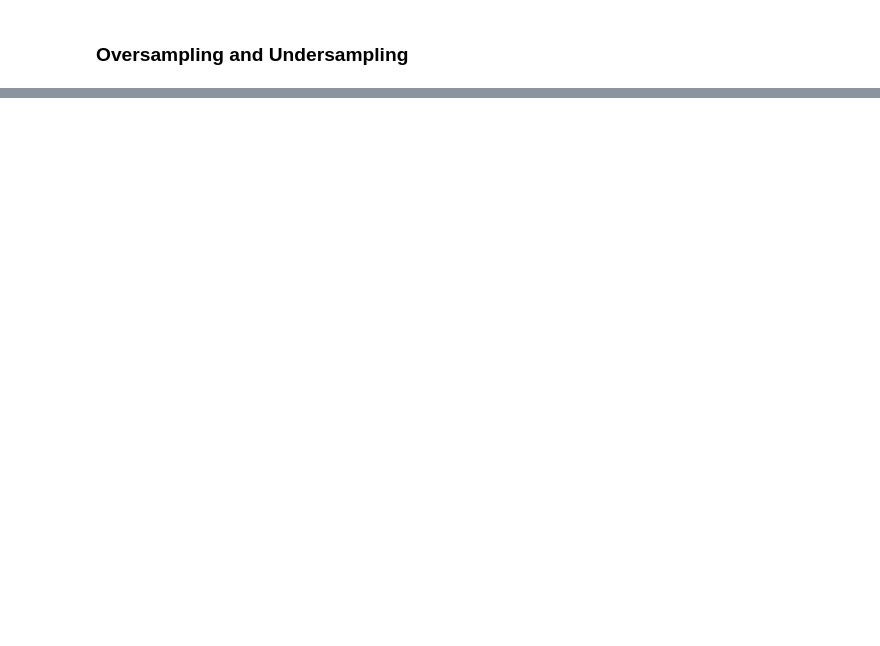
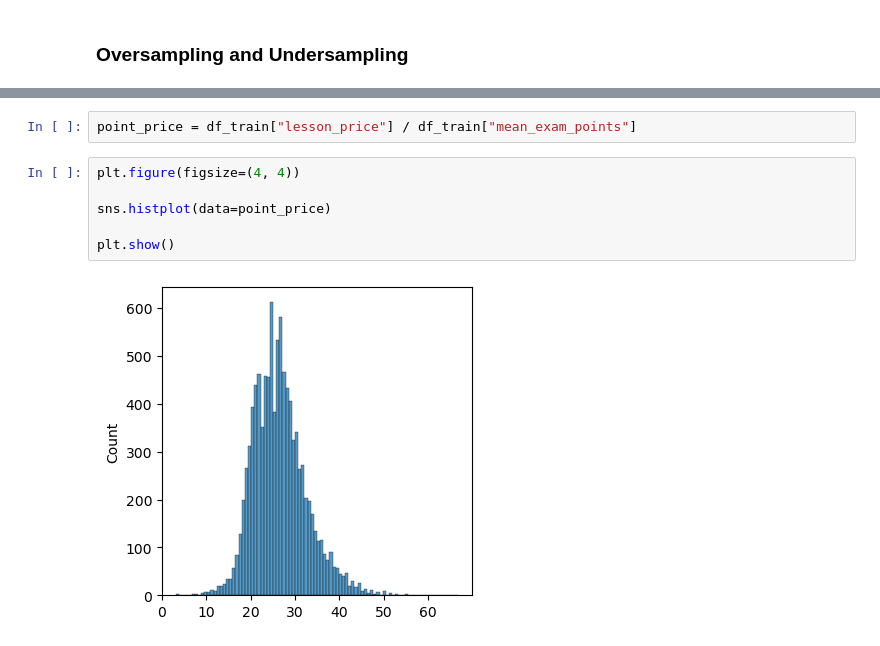
Before and after one commit to SpaceMakerc/tutor_prediction, a Jupyter notebook: predict_model_v1.ipynb, the cells around one changed output, grey strips where cells are left out. Drawn from its saved outputs; the diff is of its cells as text; blank space fills up the shorter version.

```diff
--- a/predict_model_v1.ipynb
+++ b/predict_model_v1.ipynb
@@ -1990,0 +2033,10 @@ AUC-PR 0.43134532999340885
+# %%
+point_price = df_train["lesson_price"] / df_train["mean_exam_points"]
+# %%
+plt.figure(figsize=(4, 4))
+
+sns.histplot(data=point_price)
+
+plt.show()
+# %% [output]
+[figure, added]
```
Also changed, not shown: parts of 20 cells of this notebook.
